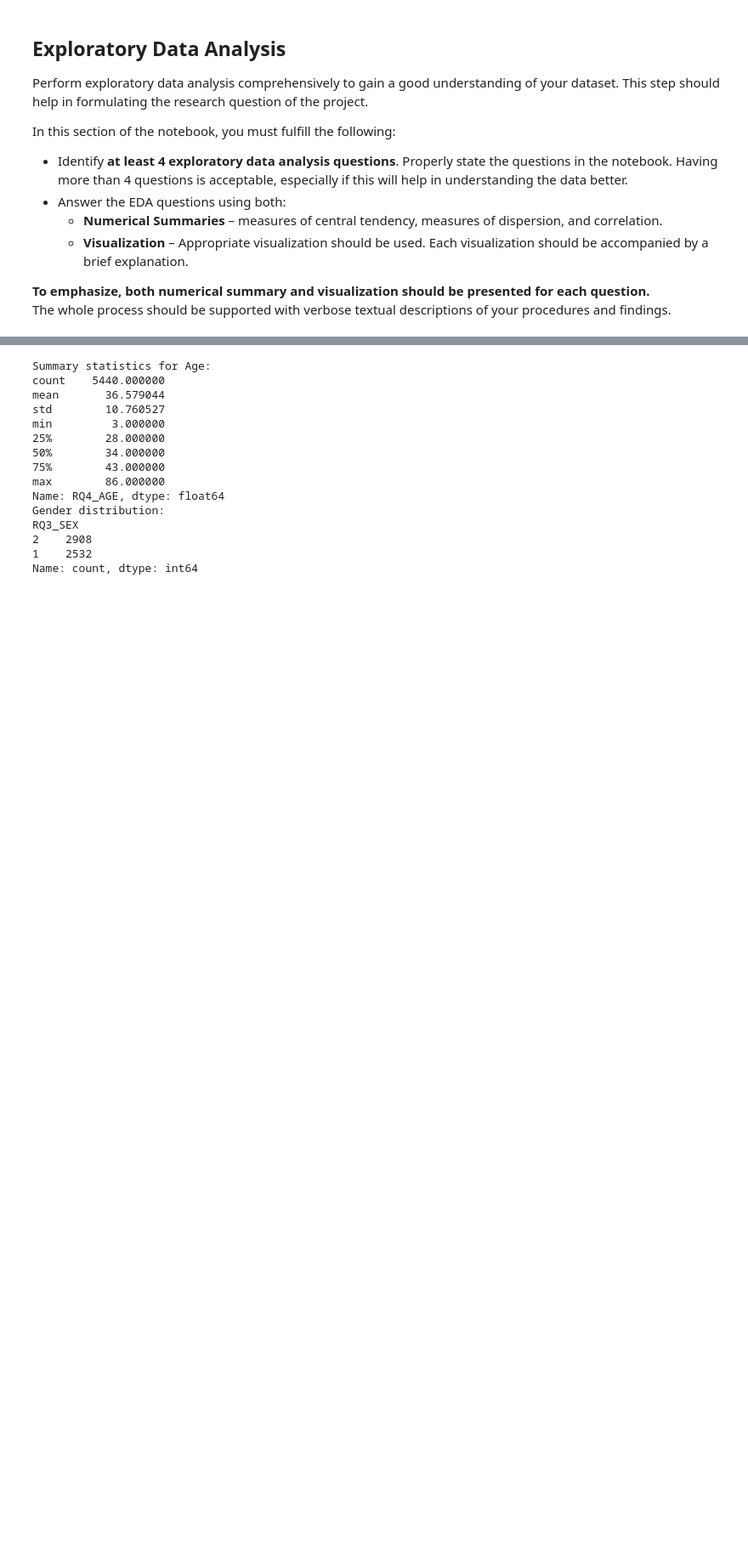
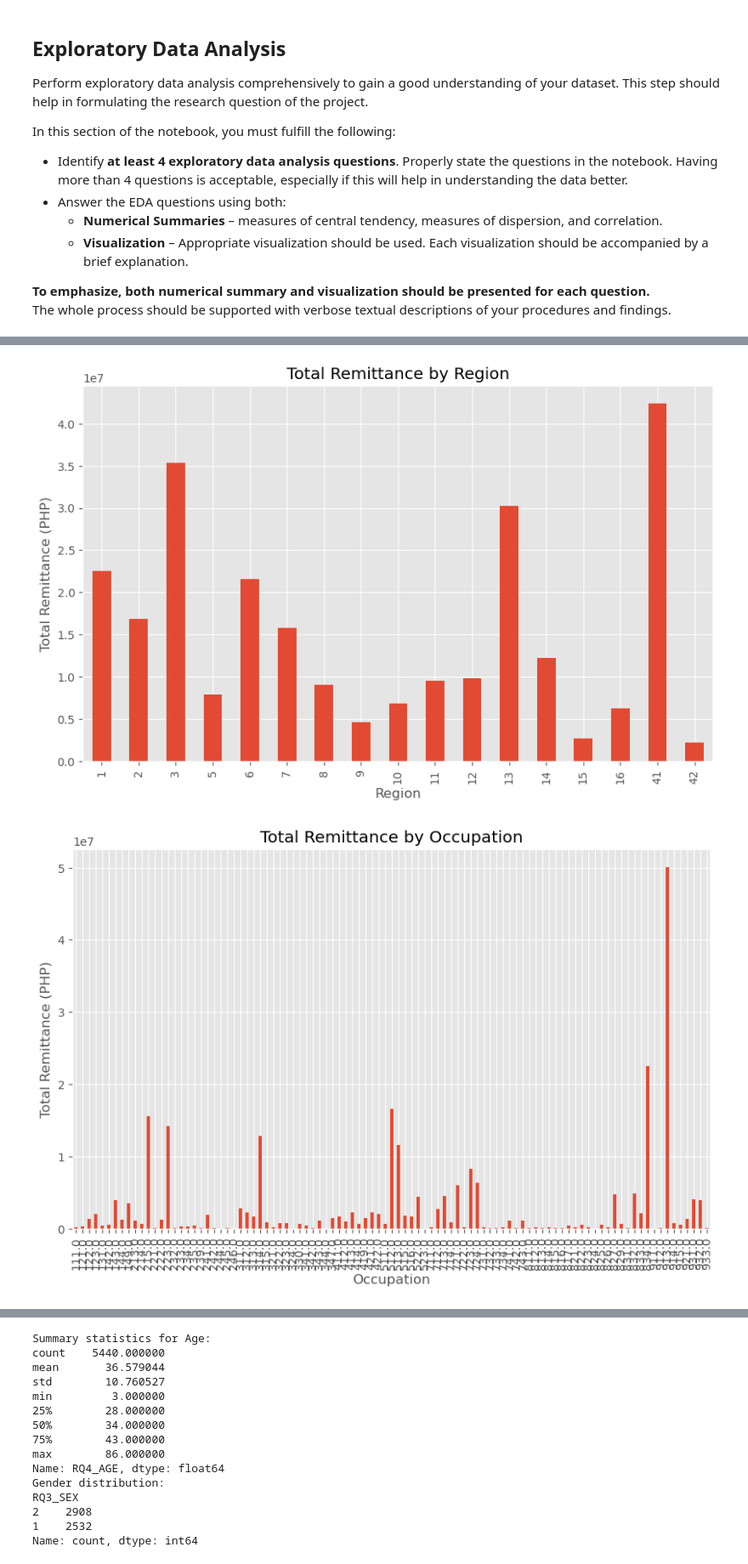
Before and after one commit to almiravelas/CSMODEL, a Jupyter notebook: Phase1.ipynb, the cells around one changed output, grey strips where cells are left out. Shown at 85% size. Saved outputs shown, nothing was run; the diff lists cells and outputs as text; code cells hidden in the pictures; blank space fills up the shorter version.

```diff
--- a/Phase1.ipynb
+++ b/Phase1.ipynb
@@ -145,0 +148,3 @@ data.describe()
+# %%
+grouped_by_region = data.groupby('RREG')['RQ22_CASHAMT'].sum()  # Total remittance by region
+print(grouped_by_region)
@@ -145,0 +194,3 @@ data.describe()
+# %%
+grouped_by_occupation = data.groupby('RQ15_OCCUP1')['RQ22_CASHAMT'].sum()
+print(grouped_by_occupation)
@@ -145,0 +239,17 @@ data.describe()
+# %%
+# Plotting total remittance by region
+grouped_by_region.plot(kind='bar', figsize=(10, 6))
+plt.title('Total Remittance by Region')
+plt.xlabel('Region')
+plt.ylabel('Total Remittance (PHP)')
+plt.show()
+
+# Plotting total remittance by occupation
+grouped_by_occupation.plot(kind='bar', figsize=(10, 6))
+plt.title('Total Remittance by Occupation')
+plt.xlabel('Occupation')
+plt.ylabel('Total Remittance (PHP)')
+plt.show()
+# %% [output]
+[figure, added]
+[figure, added]
```
Also changed, not shown: parts of 24 cells of this notebook.
